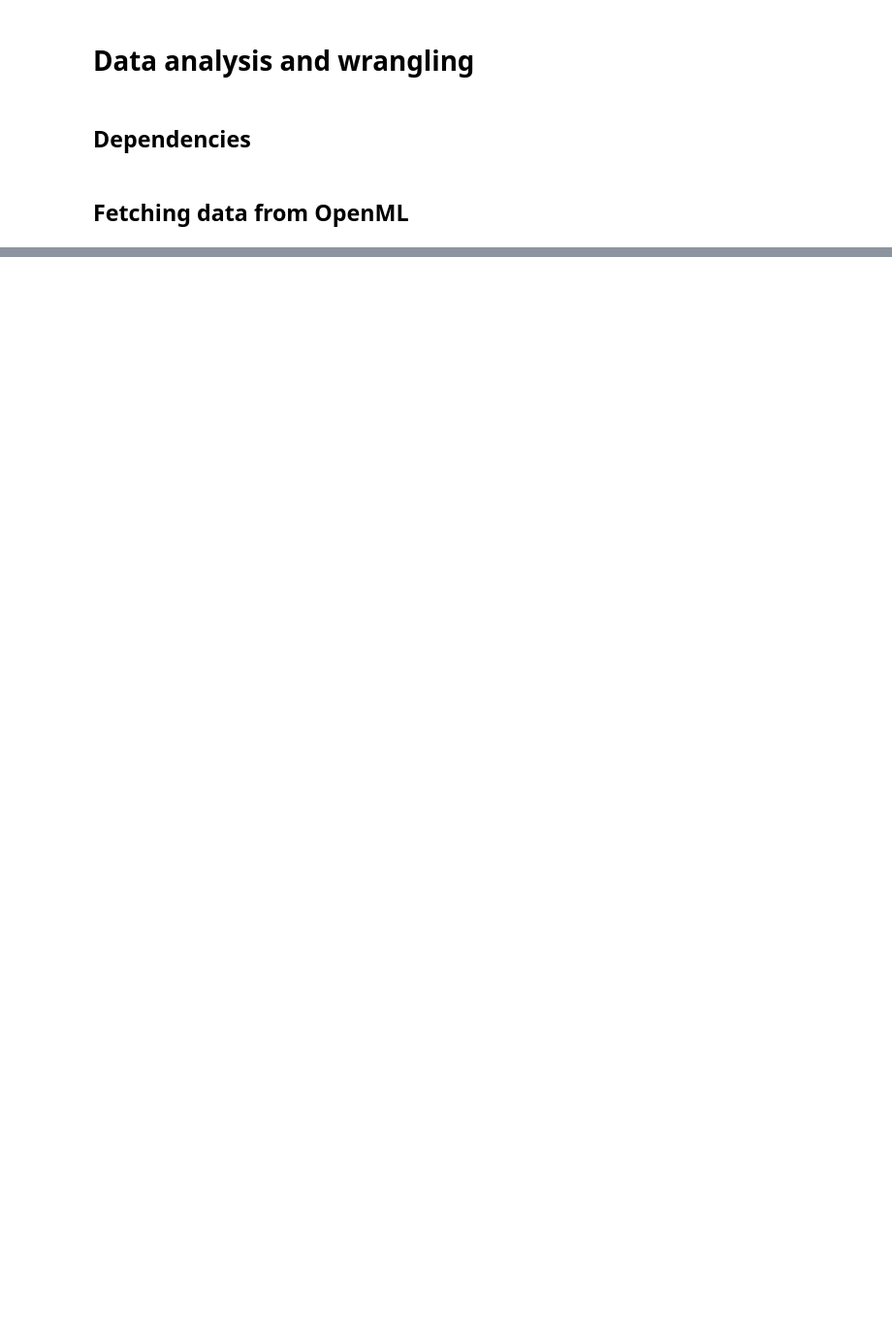
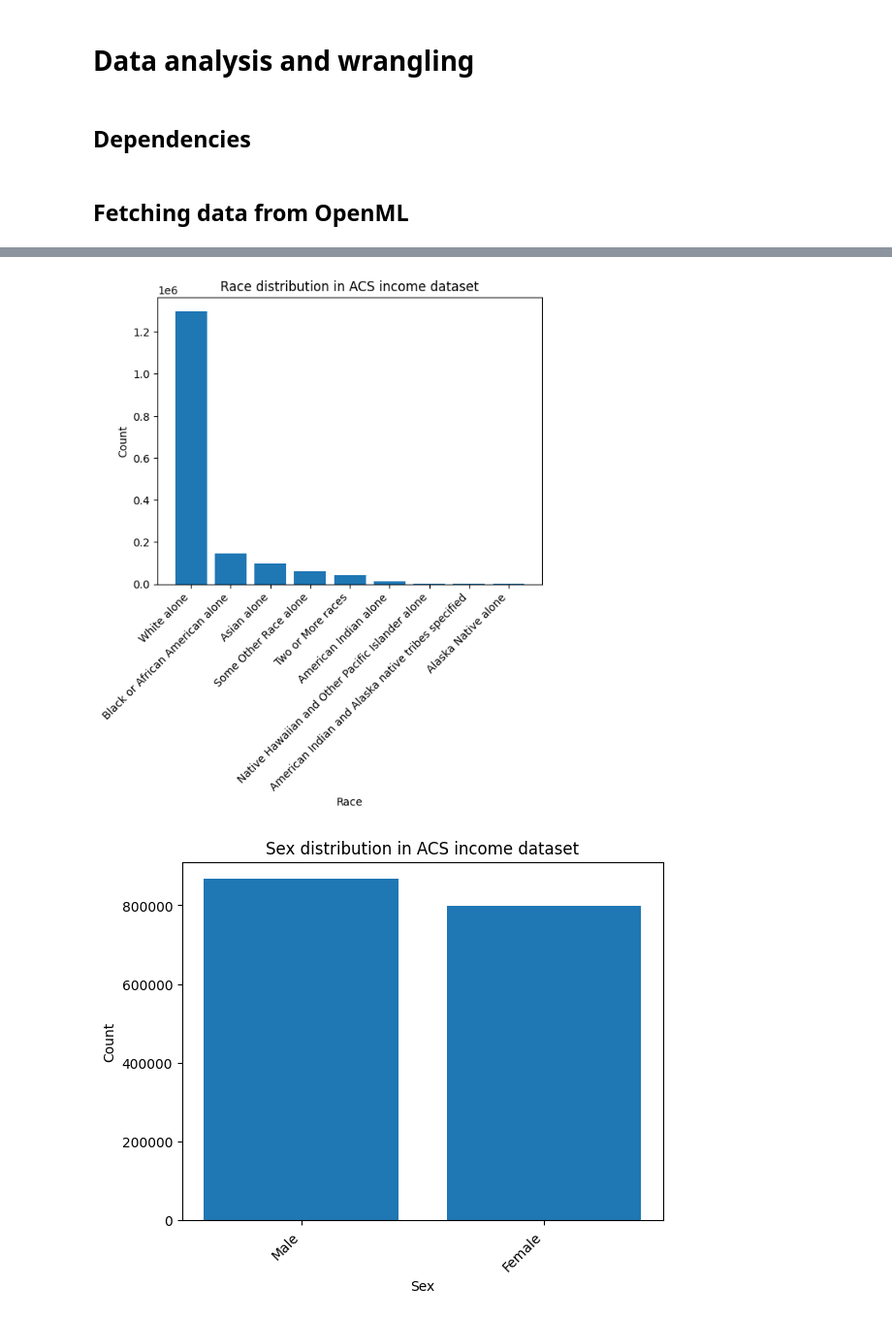
Before and after one commit to zeyuyang8/fairml, a Jupyter notebook: notebooks/data_analysis_and_wrangling.ipynb, the cells around one changed output, grey strips where cells are left out. Shown: that part at 97% size. Drawn from its saved outputs; the diff is of its cells as text; code cells hidden in the pictures; blank space fills up the shorter version.

```diff
--- a/notebooks/data_analysis_and_wrangling.ipynb
+++ b/notebooks/data_analysis_and_wrangling.ipynb
@@ -21,3 +18,22 @@ IBADepression = "IBADepression"
+# %%
+DATA = {}
+ACS_INCOME = "ACSincome"
+IBADepression = "IBADepression"
+RAC1P_MAP = {
+    1.0: "White alone",
+    2.0: "Black or African American alone",
+    3.0: "American Indian alone",
+    4.0: "Alaska Native alone",
+    5.0: "American Indian and Alaska native tribes specified",
+    6.0: "Asian alone",
+    7.0: "Native Hawaiian and Other Pacific Islander alone",
+    8.0: "Some Other Race alone",
+    9.0: "Two or More races"
+}
+SEX_MAP = {
+    1.0: "Male",
+    2.0: "Female"
+}
 # %% [markdown]
 ## Fetching data from OpenML
 # %%
@@ -50,2 +72,28 @@ test_fetch_openml_dataset()
+# %%
+def val_counts_bar(df, col_name, xmapping, xlabel, ylabel, title):
+    """Plot bar chart visualizing the value counts of a column in the dataframe.
+    """
+    fig, ax = plt.subplots()
+    val_counts_series = df[col_name].value_counts().rename(xmapping)
+    keys = list(val_counts_series.keys())
+    vals = list(val_counts_series.values)
+    ax.bar(keys, vals)
+    ax.set_xlabel(xlabel)
+    ax.set_ylabel(ylabel)
+    ax.set_title(title)
+    ax.set_xticks(keys)
+    ax.set_xticklabels(keys, rotation=45, ha='right')
+    return fig
+# %%
+def test_val_counts_bar():
+    """Test val_counts_bar function."""
+    race = val_counts_bar(DATA[ACS_INCOME][0], 'RAC1P', RAC1P_MAP, 'Race', 'Count', 'Race distribution in ACS income dataset')
+    sex = val_counts_bar(DATA[ACS_INCOME][0], 'SEX', SEX_MAP, 'Sex', 'Count', 'Sex distribution in ACS income dataset')
+
+
+test_val_counts_bar()
+# %% [output]
+[figure, added]
+[figure, added]
 # %% [markdown]
 ## Evaluating fairness-related metrics
```
Also changed, not shown: parts of 5 cells of this notebook.
